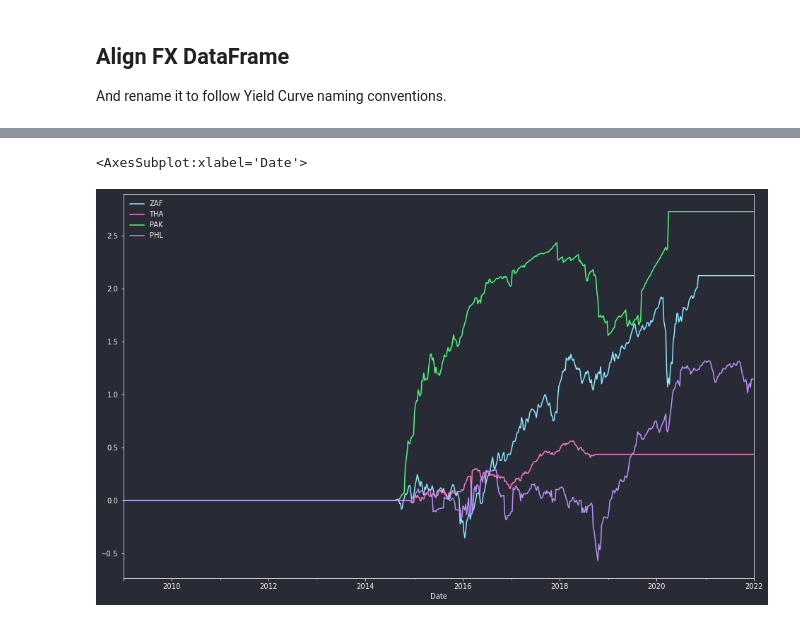
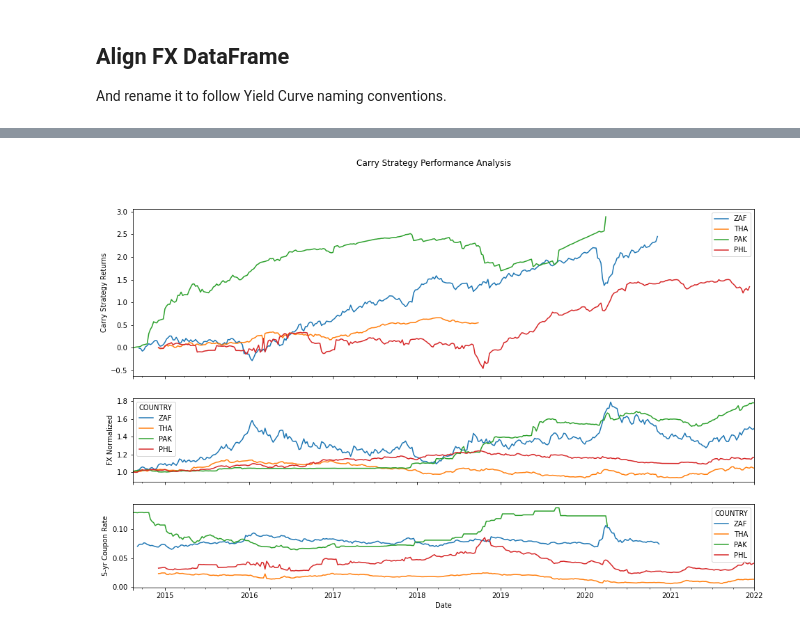
Before and after one commit to philipwlee/regquant, a Jupyter notebook: hw5_fx_carry/hw5_fx_carry_philip_lee_12129240.ipynb, the cells around one changed output, grey strips where cells are left out. Drawn from its saved outputs; the diff is of its cells as text; code cells hidden in the pictures.

Commit message:
final carry strategy and analysis

```diff
--- a/hw5_fx_carry/hw5_fx_carry_philip_lee_12129240.ipynb
+++ b/hw5_fx_carry/hw5_fx_carry_philip_lee_12129240.ipynb
@@ -95,8 +99,9 @@ def compute_zcb_curve(spot_rates_curve):
         spot = spot_rates_curve[curve].dropna()
         for tenor, spot_rate in spot.iteritems():
             if tenor>0.001:
-                times = np.arange(tenor-0.25, 0, step=-0.25)[::-1]
-                coupon = 0.25*spot_rate
+                pmt = 0.25
+                times = np.arange(tenor-pmt, 0, step=-pmt)[::-1]
+                coupon = pmt*spot_rate
                 z = np.interp(times, zcb_rates[curve].dropna().index.values, zcb_rates[curve].dropna().values) # Linear interpolation
                 preceding_coupons_val = (coupon*np.exp(-z*times)).sum()
                 zcb_rates[curve][tenor] = -np.log((1-preceding_coupons_val)/(1+coupon))/tenor
@@ -136,5 +148,5 @@ And rename it to follow Yield Curve naming conventions.
 fx_raw.columns = pd.MultiIndex.from_arrays([np.array(COUNTRIES[1:]), np.zeros(len(COUNTRIES[1:]))],
                                            names=("COUNTRY", "TENOR"))
 
-fx = fx_raw.resample("W-Fri").last()
+fx = fx_raw.resample("W-Wed").last()
 # %%
@@ -157,7 +170,8 @@ class FXCarry:
         self.strat = pd.concat([cou.shift(1), zeros], axis=1, keys=["COU", "ZER"])
         self.strat.columns.names = ["TYPE", "COUNTRY", "TENOR"]
         self.premium = 0.005 # 50bp
-        self.funding = (cou[("GBR", 0.08)] + self.premium) /52 # weekly funding
+        self.freq = 1/52 # weekly funding
+        self.funding = (cou[("GBR", 0.08)] + self.premium) * self.freq
         self.fx = fx
         self.lend = lend
         self.equity = 2e6
@@ -165,59 +179,82 @@ class FXCarry:
         self.notional = self.equity * self.leverage
         self.long_tenor = 5 # Sell 5 year bonds
         self.fx_ret = self.fx_return(self.fx, self.leverage)
-        self.bond_ret = self.run_strategy(self.strat)
+        self.bond_ret = self.value_carry(self.strat)
+        self.lev_ret = self.leverage_adj(self.bond_ret, self.leverage)
         self.interest = self.accrue_interest(self.leverage, self.funding)
-        self.adj_ret = self.fx_fund_adj(self.bond_ret, self.fx_ret[self.lend],
-                                        self.interest)
-        self.lev_ret = self.leverage_adj(self.adj_ret, self.leverage)
+        self.halt = self.trade_halt(self.strat)
+        self.adj_ret = self.fx_fund_adj(self.lev_ret, self.fx_ret[self.lend],
+                                        self.interest, self.halt)
 
     def accrue_interest(self, lev, fund):
         """OIS + premium"""
         pct_lev = (lev - 1) / lev
         return fund * pct_lev
 
-    def run_strategy(self, strat):
+    def value_carry(self, strat):
         """Iterates through trading dates and foreign bonds"""
         exits = {l: [] for l in self.lend}
         for d, row in strat.iterrows():
             countries = row.index.get_level_values(1)
             for l in self.lend:
                 # row contains all countries. Filter for each lending country
                 r = row[countries==l]
                 if r.isna().any(): exits[l].append(np.nan)
-                else: exits[l].append(self.value_off_run(r))
+                else: exits[l].append(self.value_bond(r))
         return pd.DataFrame(exits, index=self.strat.index)
 
-    def value_off_run(self, row):
+    def value_bond(self, row, elapse=1/52):
         """Computes the value of off-the-run bonds. Uses Zero rates
         to determine the present value of each cashflow"""
+        pmt = 0.25
         df = row.rename("RATE").reset_index()
         zeros = df.loc[df["TYPE"]=="ZER", ["TENOR", "RATE"]]
         rate = df.loc[(df["TYPE"]=="COU") & (df["TENOR"]==self.long_tenor), "RATE"].values[0]
         coupon = rate / 4 # quarterly payments
-        times = np.arange(self.long_tenor-1/52, 0, step=-0.25)[::-1]
+        times = np.arange(self.long_tenor-elapse, 0, step=-pmt)[::-1]
         zero_interp = np.interp(times, zeros["TENOR"], zeros["RATE"])
         value = (coupon * np.exp(-zero_interp * times)).sum() + np.exp(-zero_interp[-1] * times[-1])
         return value
 
+    def leverage_adj(self, ret, leverage):
+        return (ret - 1) * leverage + 1
+
     def fx_return(self, fx, leverage):
         """Computes FX return using level and adjusts charges based on leverage"""
-        return (fx.shift(1).bfill() / fx - 1) / leverage + 1
+        return fx.shift(1).bfill() / fx#(fx.shift(1).bfill() / fx - 1) / leverage + 1
 
-    def fx_fund_adj(self, bond_ret, fx_ret, interest):
+    def trade_halt(self, strat):
+        mask = (strat.columns.get_level_values(0)=="COU")
+        mask &=(strat.columns.get_level_values(2)==5)
+
+        temp = strat.loc[:,mask]
+        temp.columns = temp.columns.droplevel(["TYPE", "TENOR"])
+        return temp.iloc[:, 1:].gt(temp["GBR"]+0.005, axis=0).astype(int)
+
+    def fx_fund_adj(self, lev_ret, fx_ret, interest, halt):
         """As USD Investors, adjust returns based on FX rate changes and funding interest"""
-        return (bond_ret * fx_ret.values).subtract(interest, axis=0)
+        return (((lev_ret-1) * halt[lev_ret.columns] + 1) * fx_ret.values).subtract(interest, axis=0)
 
-    def leverage_adj(self, ret, leverage):
-        return (ret - 1) * leverage + 1
+    def display_perf(self):
+        fig, axs = plt.subplots(3, gridspec_kw={"height_ratios": [8,4,4]}, sharex=True)
+        first = self.adj_ret.dropna(how="all").index[0]
+        perf = ((self.adj_ret-1)).cumsum().loc[first:,:][self.lend]
+        perf.plot(ax=axs[0])
+        axs[0].set_ylabel("Carry Strategy Returns")
+        fx = (self.fx / self.fx.loc[first,:]).swaplevel(0,1,1)[0].loc[first:,:][self.lend]
+        fx.plot(ax=axs[1])
+        axs[1].set_ylabel("FX Normalized")
+        cou = self.strat.swaplevel(1,2,1)["COU"][self.long_tenor].loc[first:,:][self.lend]
+        axs[2].set_ylabel(f"{self.long_tenor}-yr Coupon Rate")
+        cou.plot(ax=axs[2])
+        plt.suptitle("Carry Strategy Performance Analysis")
+        plt.show()
 
 
 
 lend = COUNTRIES[2:]
 
 carry = FXCarry(cou, zeros, fx, lend)
+carry.display_perf()
+# %% [output]
+[figure, added]
-# %%
-(carry.lev_ret.fillna(1)-1).cumsum().plot()
-# %% [output]
-<AxesSubplot:xlabel='Date'>
-[figure, removed]
```
Also changed, not shown: parts of 20 cells of this notebook.
